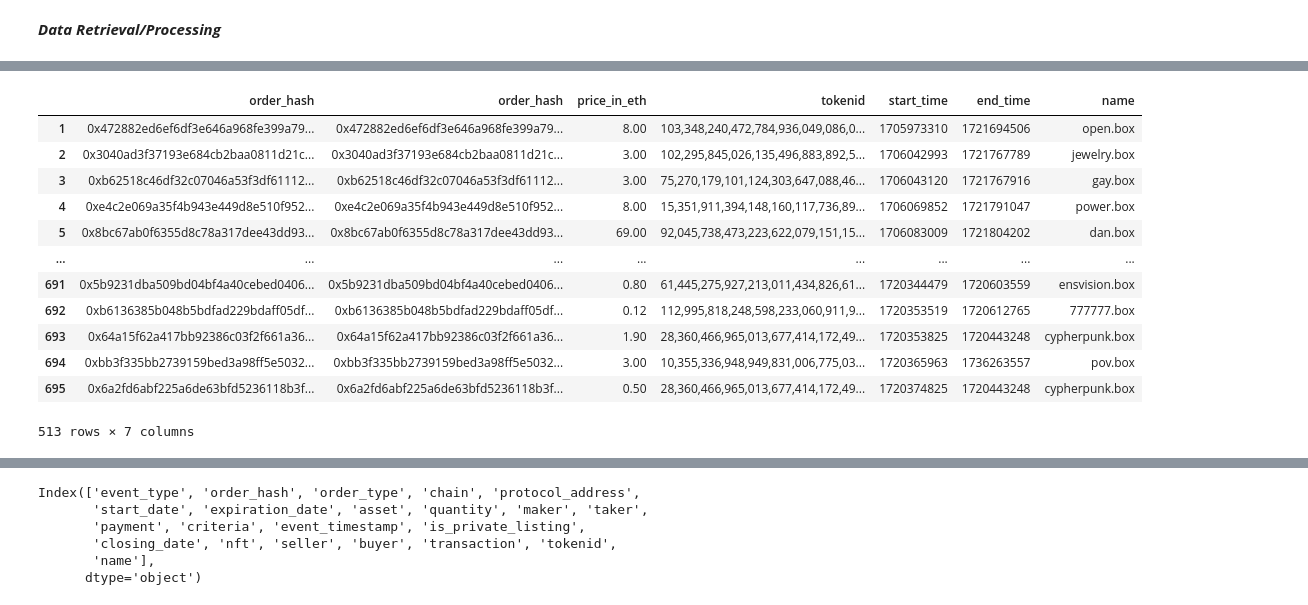
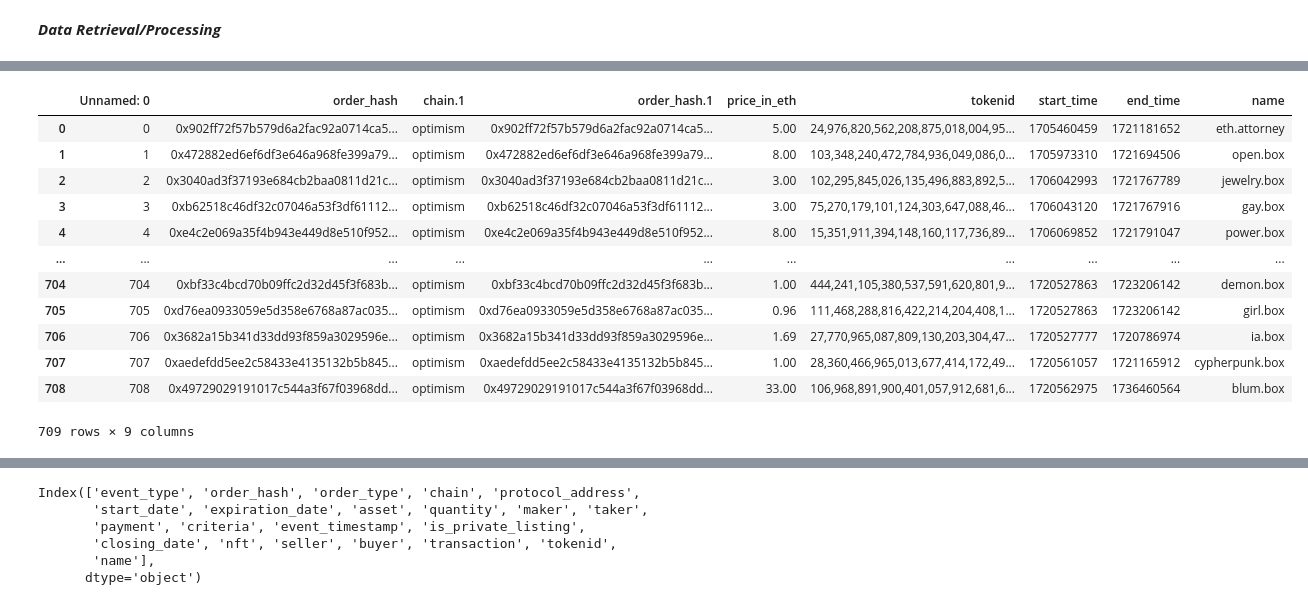
Before and after one commit to BrandynHamilton/box_domains, a Jupyter notebook: eda.ipynb, the cells around one changed output, grey strips where cells are left out. Cells and saved outputs as stored; diff of their text form; code cells hidden in the pictures.

```diff
--- a/eda.ipynb
+++ b/eda.ipynb
@@ -485,0 +528,3 @@ listings_df = listings_df.drop(columns=['protocol_data'])
+# %%
+listings_df = pd.read_csv('data/listings_data.csv')
+listings_df
@@ -494,19 +553,18 @@ descriptions_df.rename(columns={'identifier':'tokenid'}, inplace=True)
 descriptions_df['tokenid'] = descriptions_df['tokenid'].astype(float)
 # %%
 listings_with_names = listings_df.merge(descriptions_df, how='left', on='tokenid')
-box_listings = listings_with_names[listings_with_names['name'].str.endswith('.box')]
-box_listings
+listings_with_names
 # %% [output]
-|  | order_hash | order_hash | price_in_eth | tokenid | start_time | end_time | name |
-| 1 | 0x472882ed6ef6df3e646a968fe399a79... | 0x472882ed6ef6df3e646a968fe399a79... | 8.00 | 103,348,240,472,784,936,049,086,0... | 1705973310 | 1721694506 | open.box |
-| 2 | 0x3040ad3f37193e684cb2baa0811d21c... | 0x3040ad3f37193e684cb2baa0811d21c... | 3.00 | 102,295,845,026,135,496,883,892,5... | 1706042993 | 1721767789 | jewelry.box |
-| 3 | 0xb62518c46df32c07046a53f3df61112... | 0xb62518c46df32c07046a53f3df61112... | 3.00 | 75,270,179,101,124,303,647,088,46... | 1706043120 | 1721767916 | gay.box |
-| 4 | 0xe4c2e069a35f4b943e449d8e510f952... | 0xe4c2e069a35f4b943e449d8e510f952... | 8.00 | 15,351,911,394,148,160,117,736,89... | 1706069852 | 1721791047 | power.box |
-| 5 | 0x8bc67ab0f6355d8c78a317dee43dd93... | 0x8bc67ab0f6355d8c78a317dee43dd93... | 69.00 | 92,045,738,473,223,622,079,151,15... | 1706083009 | 1721804202 | dan.box |
-| ... | ... | ... | ... | ... | ... | ... | ... |
-| 691 | 0x5b9231dba509bd04bf4a40cebed0406... | 0x5b9231dba509bd04bf4a40cebed0406... | 0.80 | 61,445,275,927,213,011,434,826,61... | 1720344479 | 1720603559 | ensvision.box |
-| 692 | 0xb6136385b048b5bdfad229bdaff05df... | 0xb6136385b048b5bdfad229bdaff05df... | 0.12 | 112,995,818,248,598,233,060,911,9... | 1720353519 | 1720612765 | 777777.box |
-| 693 | 0x64a15f62a417bb92386c03f2f661a36... | 0x64a15f62a417bb92386c03f2f661a36... | 1.90 | 28,360,466,965,013,677,414,172,49... | 1720353825 | 1720443248 | cypherpunk.box |
-| 694 | 0xbb3f335bb2739159bed3a98ff5e5032... | 0xbb3f335bb2739159bed3a98ff5e5032... | 3.00 | 10,355,336,948,949,831,006,775,03... | 1720365963 | 1736263557 | pov.box |
-| 695 | 0x6a2fd6abf225a6de63bfd5236118b3f... | 0x6a2fd6abf225a6de63bfd5236118b3f... | 0.50 | 28,360,466,965,013,677,414,172,49... | 1720374825 | 1720443248 | cypherpunk.box |
+|  | Unnamed: 0 | order_hash | chain.1 | order_hash.1 | price_in_eth | tokenid | start_time | end_time | name |
+| 0 | 0 | 0x902ff72f57b579d6a2fac92a0714ca5... | optimism | 0x902ff72f57b579d6a2fac92a0714ca5... | 5.00 | 24,976,820,562,208,875,018,004,95... | 1705460459 | 1721181652 | eth.attorney |
+| 1 | 1 | 0x472882ed6ef6df3e646a968fe399a79... | optimism | 0x472882ed6ef6df3e646a968fe399a79... | 8.00 | 103,348,240,472,784,936,049,086,0... | 1705973310 | 1721694506 | open.box |
+| 2 | 2 | 0x3040ad3f37193e684cb2baa0811d21c... | optimism | 0x3040ad3f37193e684cb2baa0811d21c... | 3.00 | 102,295,845,026,135,496,883,892,5... | 1706042993 | 1721767789 | jewelry.box |
+| 3 | 3 | 0xb62518c46df32c07046a53f3df61112... | optimism | 0xb62518c46df32c07046a53f3df61112... | 3.00 | 75,270,179,101,124,303,647,088,46... | 1706043120 | 1721767916 | gay.box |
+| 4 | 4 | 0xe4c2e069a35f4b943e449d8e510f952... | optimism | 0xe4c2e069a35f4b943e449d8e510f952... | 8.00 | 15,351,911,394,148,160,117,736,89... | 1706069852 | 1721791047 | power.box |
+| ... | ... | ... | ... | ... | ... | ... | ... | ... | ... |
+| 704 | 704 | 0xbf33c4bcd70b09ffc2d32d45f3f683b... | optimism | 0xbf33c4bcd70b09ffc2d32d45f3f683b... | 1.00 | 444,241,105,380,537,591,620,801,9... | 1720527863 | 1723206142 | demon.box |
+| 705 | 705 | 0xd76ea0933059e5d358e6768a87ac035... | optimism | 0xd76ea0933059e5d358e6768a87ac035... | 0.96 | 111,468,288,816,422,214,204,408,1... | 1720527863 | 1723206142 | girl.box |
+| 706 | 706 | 0x3682a15b341d33dd93f859a3029596e... | optimism | 0x3682a15b341d33dd93f859a3029596e... | 1.69 | 27,770,965,087,809,130,203,304,47... | 1720527777 | 1720786974 | ia.box |
+| 707 | 707 | 0xaedefdd5ee2c58433e4135132b5b845... | optimism | 0xaedefdd5ee2c58433e4135132b5b845... | 1.00 | 28,360,466,965,013,677,414,172,49... | 1720561057 | 1721165912 | cypherpunk.box |
+| 708 | 708 | 0x49729029191017c544a3f67f03968dd... | optimism | 0x49729029191017c544a3f67f03968dd... | 33.00 | 106,968,891,900,401,057,912,681,6... | 1720562975 | 1736460564 | blum.box |
-513 rows × 7 columns
+709 rows × 9 columns
```
Also changed, not shown: parts of 96 cells of this notebook, 39 other files.
